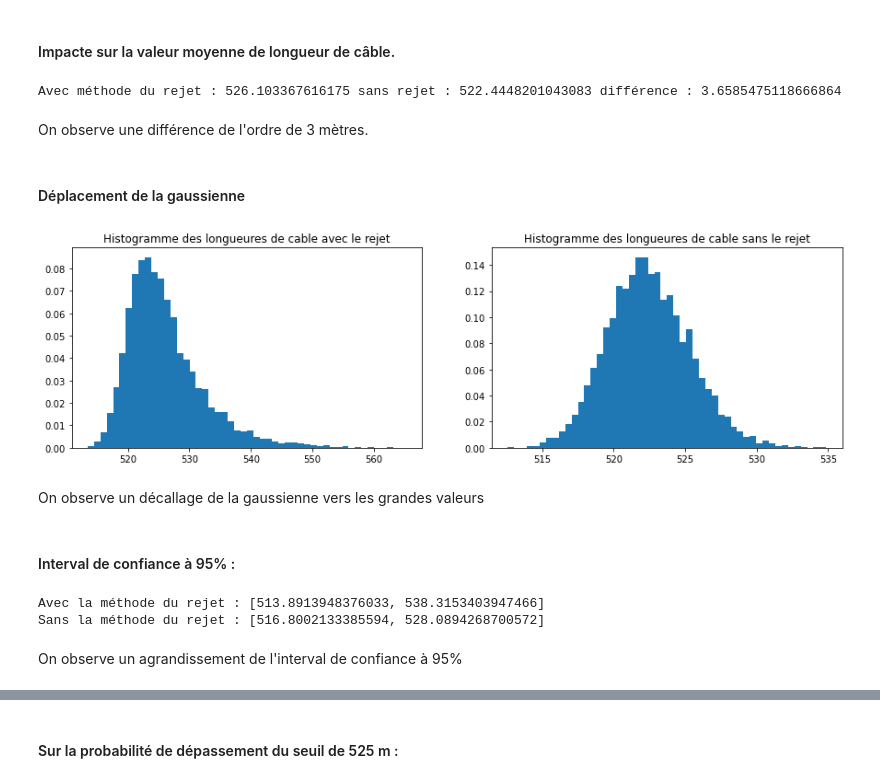
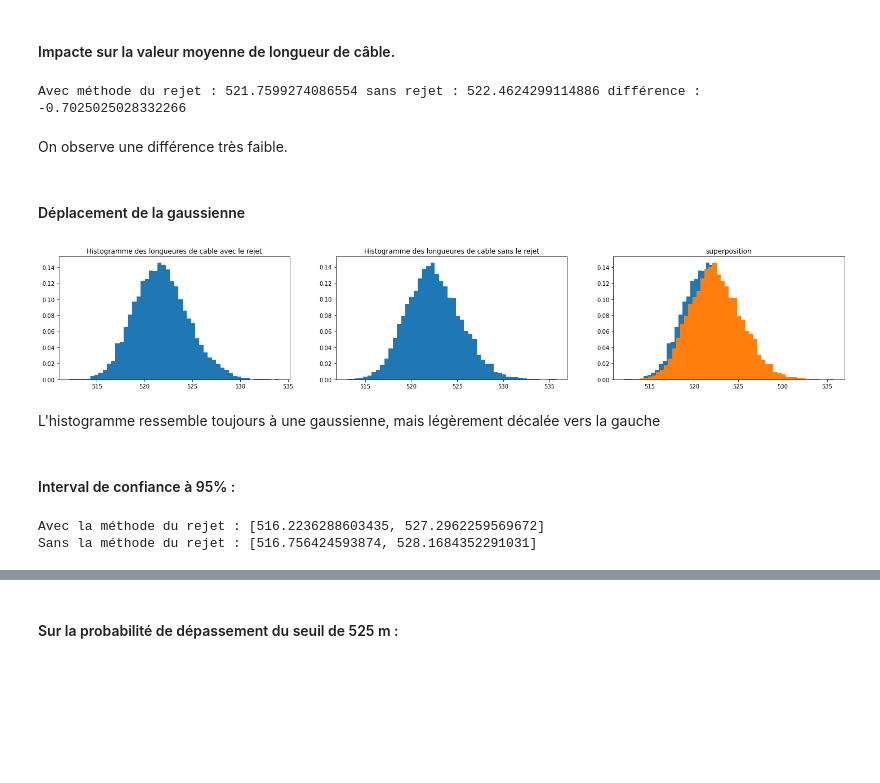
Before and after one commit to RalfCortes/ProjetMath3, a Jupyter notebook: Projet numérique de Probabilités 2021.ipynb, the cells around one changed output, grey strips where cells are left out. Saved outputs shown, nothing was run; the diff lists cells and outputs as text; code cells hidden in the pictures; blank space fills up the shorter version.

```diff
--- a/Projet numérique de Probabilités 2021.ipynb
+++ b/Projet numérique de Probabilités 2021.ipynb
@@ -311,5 +311,13 @@ On effectue la simulation comme en Question 7 :
+# %%
+Ec= mu+np.matmul(np.transpose(SigmaObsUnknown),np.matmul(np.linalg.inv(SigmaObs),depth-mu))
 # %%
-Cholesky = np.linalg.cholesky(SigmaCond)
-x = np.random.normal(0,1,np.shape(unknown_indexes)[0])
-simu = Ec + np.matmul(Cholesky,x)
-simui=np.copy(simu) # partie sans le rejet
+def rejet(Ec):
+    Cholesky = np.linalg.cholesky(SigmaCond)
+    x = np.random.normal(0,1,np.shape(unknown_indexes)[0])
+    simu = Ec + np.matmul(Cholesky,x) #partie sans le rejet
+    simui=np.copy(simu) # partie sans le rejet sauvegardé
+    while len(simu[simu >0]) !=0 : #Puis tant qu'il y a des valeurs positives, et on réeffectue la simulation
+        x=np.random.normal(0,1,np.shape(unknown_indexes)[0])
+        simu = Ec + np.matmul(Cholesky,x)
+
+    return simu, simui
@@ -322,4 +324,6 @@ while len(simu[simu >0]) !=0 :
 # %%
+simu,simui = rejet(Ec)
+
 allval3p = np.zeros(N)
 allval3p[unknown_indexes]=simu
 allval3p[observation_indexes]=depth
@@ -353,13 +357,7 @@ resulti = np.zeros(K) # resultat initial sans rejet
 
 for i in range(K):
 
-    x=np.random.normal(0,1,np.shape(unknown_indexes)[0])
-    simu = Ec + np.matmul(Cholesky,x)
-    simui = np.copy(simu) # la simulation avant la méthode du rejet
-
-    while len(simu[simu >0]) !=0 : # Méthode du rejet
-        x=np.random.normal(0,1,np.shape(unknown_indexes)[0])
-        simu[simu>0] = Ec[simu>0] + np.matmul(Cholesky,x)[simu>0]
+    simu,simui = rejet(Ec)
 
     allval3[unknown_indexes]= simui
     allval3p[unknown_indexes]= simu
@@ -370,23 +368,26 @@ a=sum(result)/K
 b=sum(resulti)/K
 print(f"Avec méthode du rejet : {a}" , f"sans rejet : {b}", f"différence : {a-b} ")
 # %% [output]
-Avec méthode du rejet : 526.103367616175 sans rejet : 522.4448201043083 différence : 3.6585475118666864
+Avec méthode du rejet : 521.7599274086554 sans rejet : 522.4624299114886 différence : -0.7025025028332266
 # %% [markdown]
-On observe une différence de l'ordre de 3 mètres.
+On observe une différence très faible.
 # %% [markdown]
 #### Déplacement de la gaussienne
 # %%
-f, (ax1, ax2) = plt.subplots(1, 2)
-f.set_figwidth(15)
+f, (ax1, ax2, ax3) = plt.subplots(1, 3)
+f.set_figwidth(25)
 ax1.hist(result,50,density=True)
 ax1.set_title("Histogramme des longueures de cable avec le rejet")
 ax2.hist(resulti,50,density=True)
 ax2.set_title("Histogramme des longueures de cable sans le rejet")
+ax3.hist(result,50,density=True)
+ax3.hist(resulti,50,density=True)
+ax3.set_title("superposition")
 plt.show()
 # %% [output]
-[figure, old version]
+[figure, new version]
-# %% [markdown]
-On observe un décallage de la gaussienne vers les grandes valeurs
+# %% [markdown]
+L'histogramme ressemble toujours à une gaussienne, mais légèrement décalée vers la gauche
 # %% [markdown]
 #### Interval de confiance à 95% :
 # %%
@@ -398,7 +399,5 @@ sigmani = np.std(resulti)
 print(f"Avec la méthode du rejet : {[Ln - sigman*1.96,Ln + sigman*1.96]}")
 print(f"Sans la méthode du rejet : {[Lni - sigmani*1.96,Lni + sigmani*1.96]}")
 # %% [output]
-Avec la méthode du rejet : [513.8913948376033, 538.3153403947466]
-Sans la méthode du rejet : [516.8002133385594, 528.0894268700572]
+Avec la méthode du rejet : [516.2236288603435, 527.2962259569672]
+Sans la méthode du rejet : [516.756424593874, 528.1684352291031]
-# %% [markdown]
-On observe un agrandissement de l'interval de confiance à 95%
```
Also changed, not shown: parts of 38 cells of this notebook.
